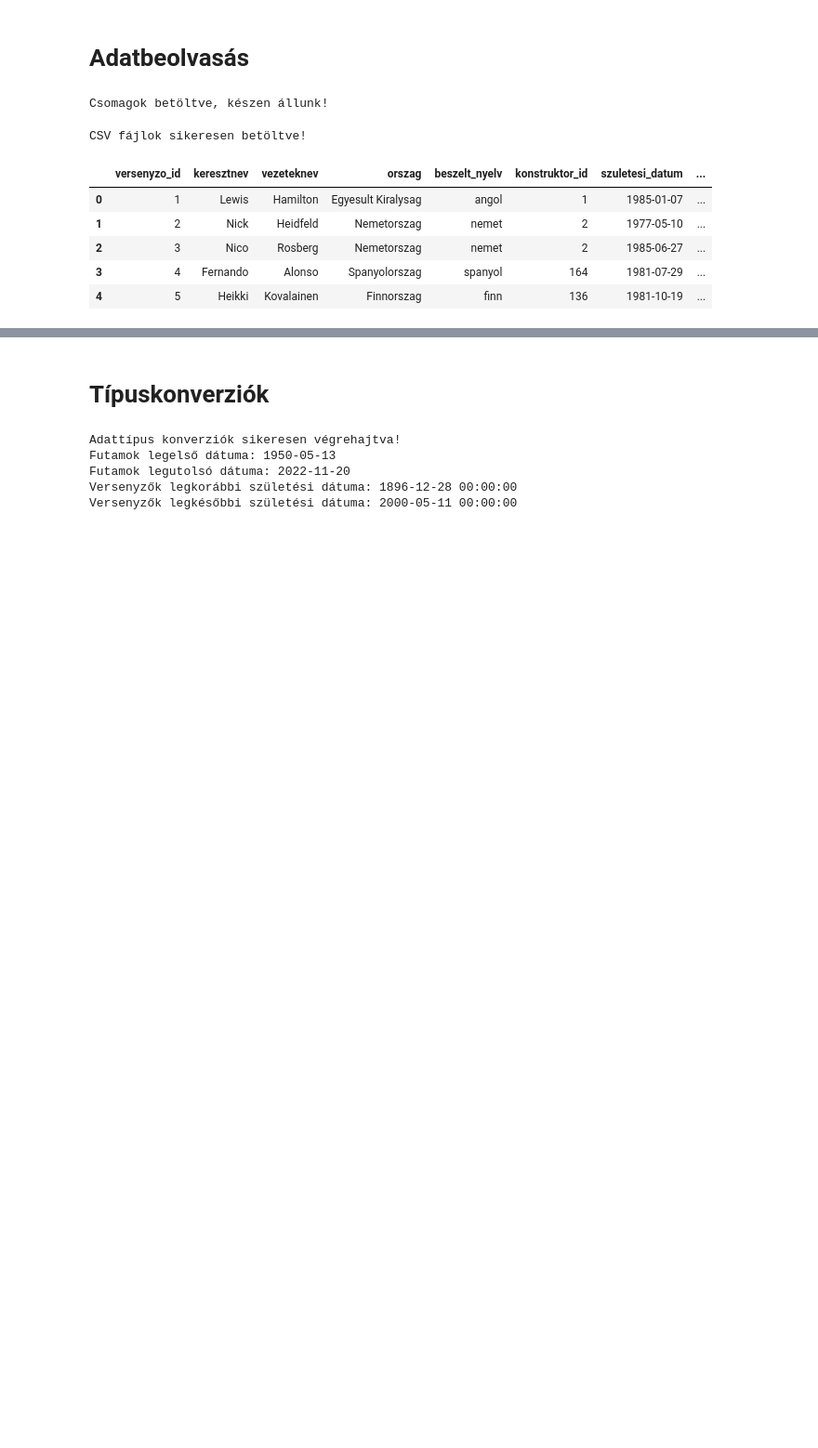
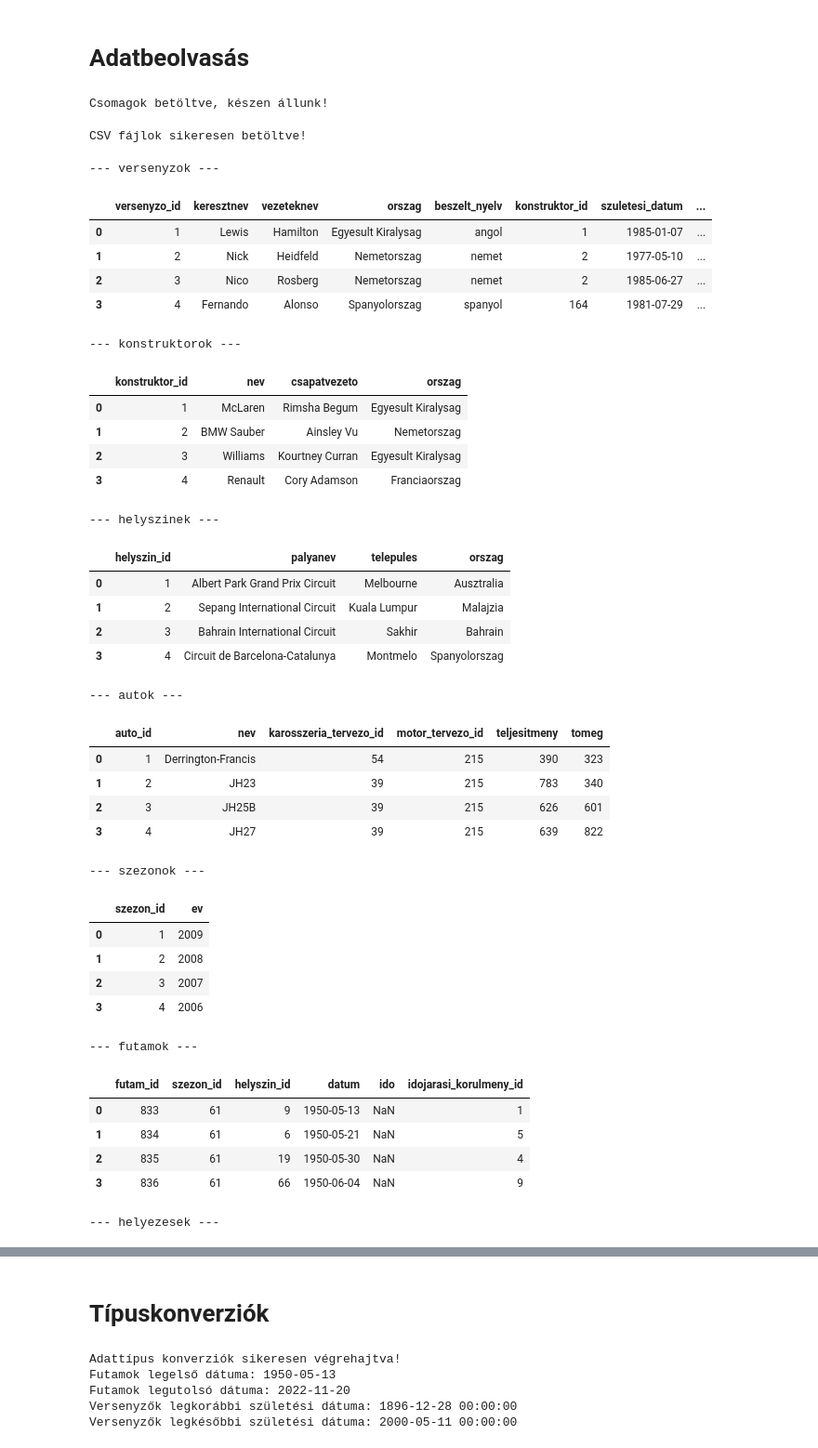
Before and after one commit to MrHumanRebel/sze_adatelemzes, a Jupyter notebook: f1/f1.ipynb, the cells around one changed output, grey strips where cells are left out. Shown at 93% size. Cells and saved outputs as stored; diff of their text form; code cells hidden in the pictures; blank space fills up the shorter version.

```diff
--- a/f1/f1.ipynb
+++ b/f1/f1.ipynb
@@ -26,12 +25,64 @@ print("CSV fájlok sikeresen betöltve!")
 # %% [output]
 CSV fájlok sikeresen betöltve!
 # %%
-# 📊 Versenyzők táblázat előnézete
-display(versenyzok.head())
+# 📊 Előnézet tetszőleges számú sorral minden táblázatból
+lines = 4  # Hány soros előnézet
+
+print("\n--- versenyzok ---")
+display(versenyzok.head(lines))
+
+print("\n--- konstruktorok ---")
+display(konstruktorok.head(lines))
+
+print("\n--- helyszinek ---")
+display(helyszinek.head(lines))
+
+print("\n--- autok ---")
+display(autok.head(lines))
+
+print("\n--- szezonok ---")
+display(szezonok.head(lines))
+
+print("\n--- futamok ---")
+display(futamok.head(lines))
+
+print("\n--- helyezesek ---")
+display(helyezesek.head(lines))
 # %% [output]
+--- versenyzok ---
 |  | versenyzo_id | keresztnev | vezeteknev | orszag | beszelt_nyelv | konstruktor_id | szuletesi_datum | ... |
 | 0 | 1 | Lewis | Hamilton | Egyesult Kiralysag | angol | 1 | 1985-01-07 | ... |
 | 1 | 2 | Nick | Heidfeld | Nemetorszag | nemet | 2 | 1977-05-10 | ... |
 | 2 | 3 | Nico | Rosberg | Nemetorszag | nemet | 2 | 1985-06-27 | ... |
 | 3 | 4 | Fernando | Alonso | Spanyolorszag | spanyol | 164 | 1981-07-29 | ... |
-| 4 | 5 | Heikki | Kovalainen | Finnorszag | finn | 136 | 1981-10-19 | ... |
+--- konstruktorok ---
+|  | konstruktor_id | nev | csapatvezeto | orszag |
+| 0 | 1 | McLaren | Rimsha Begum | Egyesult Kiralysag |
+| 1 | 2 | BMW Sauber | Ainsley Vu | Nemetorszag |
+| 2 | 3 | Williams | Kourtney Curran | Egyesult Kiralysag |
+| 3 | 4 | Renault | Cory Adamson | Franciaorszag |
+--- helyszinek ---
+|  | helyszin_id | palyanev | telepules | orszag |
+| 0 | 1 | Albert Park Grand Prix Circuit | Melbourne | Ausztralia |
+| 1 | 2 | Sepang International Circuit | Kuala Lumpur | Malajzia |
+| 2 | 3 | Bahrain International Circuit | Sakhir | Bahrain |
+| 3 | 4 | Circuit de Barcelona-Catalunya | Montmelo | Spanyolorszag |
+--- autok ---
+|  | auto_id | nev | karosszeria_tervezo_id | motor_tervezo_id | teljesitmeny | tomeg |
+| 0 | 1 | Derrington-Francis | 54 | 215 | 390 | 323 |
+| 1 | 2 | JH23 | 39 | 215 | 783 | 340 |
+| 2 | 3 | JH25B | 39 | 215 | 626 | 601 |
+| 3 | 4 | JH27 | 39 | 215 | 639 | 822 |
+--- szezonok ---
+|  | szezon_id | ev |
+| 0 | 1 | 2009 |
+| 1 | 2 | 2008 |
+| 2 | 3 | 2007 |
+| 3 | 4 | 2006 |
+--- futamok ---
+|  | futam_id | szezon_id | helyszin_id | datum | ido | idojarasi_korulmeny_id |
+| 0 | 833 | 61 | 9 | 1950-05-13 | NaN | 1 |
+| 1 | 834 | 61 | 6 | 1950-05-21 | NaN | 5 |
+| 2 | 835 | 61 | 19 | 1950-05-30 | NaN | 4 |
+| 3 | 836 | 61 | 66 | 1950-06-04 | NaN | 9 |
+--- helyezesek ---
```
Also changed, not shown: parts of 10 cells of this notebook, 1 other file.
